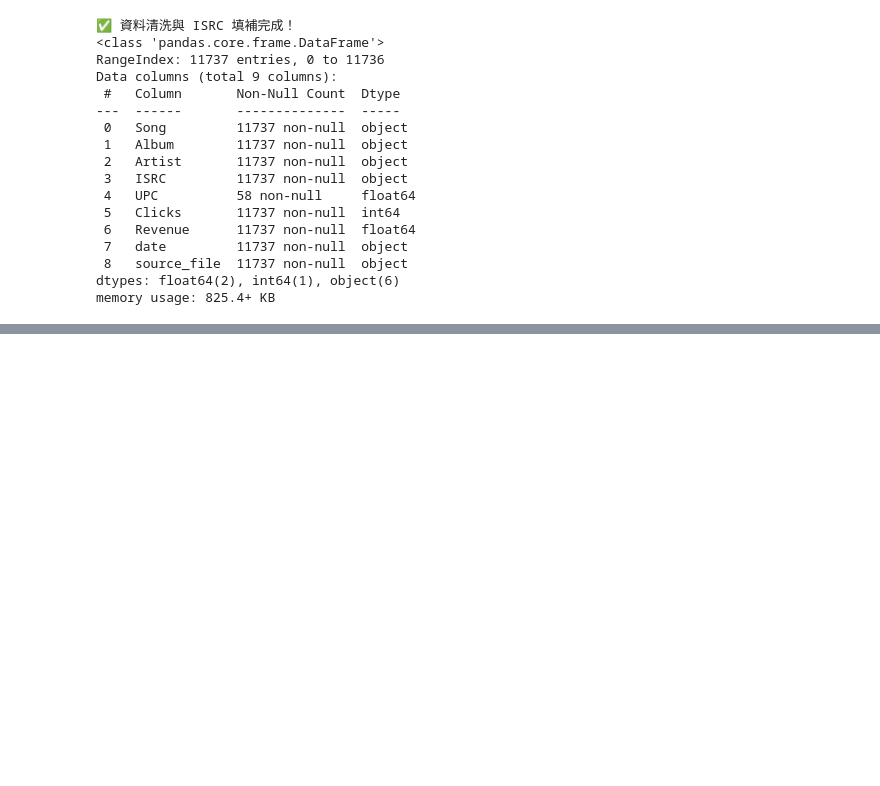
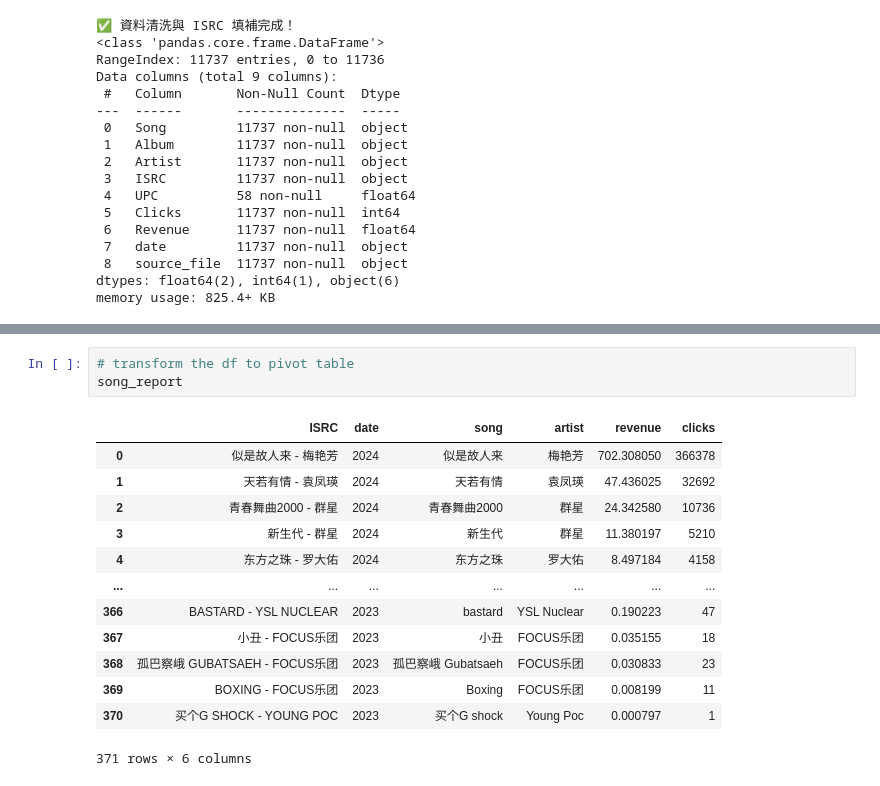
Before and after one commit to judyy19/Music-Analysis, a Jupyter notebook: analysis/netease_music.ipynb, the cells around one changed output, grey strips where cells are left out. Saved outputs shown, nothing was run; the diff lists cells and outputs as text; blank space fills up the shorter version.

```diff
--- a/analysis/netease_music.ipynb
+++ b/analysis/netease_music.ipynb
@@ -303,0 +304,17 @@ else:
+# %%
+# transform the df to pivot table
+song_report
+# %% [output]
+|  | ISRC | date | song | artist | revenue | clicks |
+| 0 | 似是故人来 - 梅艳芳 | 2024 | 似是故人来 | 梅艳芳 | 702.308050 | 366378 |
+| 1 | 天若有情 - 袁凤瑛 | 2024 | 天若有情 | 袁凤瑛 | 47.436025 | 32692 |
+| 2 | 青春舞曲2000 - 群星 | 2024 | 青春舞曲2000 | 群星 | 24.342580 | 10736 |
+| 3 | 新生代 - 群星 | 2024 | 新生代 | 群星 | 11.380197 | 5210 |
+| 4 | 东方之珠 - 罗大佑 | 2024 | 东方之珠 | 罗大佑 | 8.497184 | 4158 |
+| ... | ... | ... | ... | ... | ... | ... |
+| 366 | BASTARD - YSL NUCLEAR | 2023 | bastard | YSL Nuclear | 0.190223 | 47 |
+| 367 | 小丑 - FOCUS乐团 | 2023 | 小丑 | FOCUS乐团 | 0.035155 | 18 |
+| 368 | 孤巴察峨 GUBATSAEH - FOCUS乐团 | 2023 | 孤巴察峨 Gubatsaeh | FOCUS乐团 | 0.030833 | 23 |
+| 369 | BOXING - FOCUS乐团 | 2023 | Boxing | FOCUS乐团 | 0.008199 | 11 |
+| 370 | 买个G SHOCK - YOUNG POC | 2023 | 买个G shock | Young Poc | 0.000797 | 1 |
+371 rows × 6 columns
```
Also changed, not shown: parts of 4 cells of this notebook.
